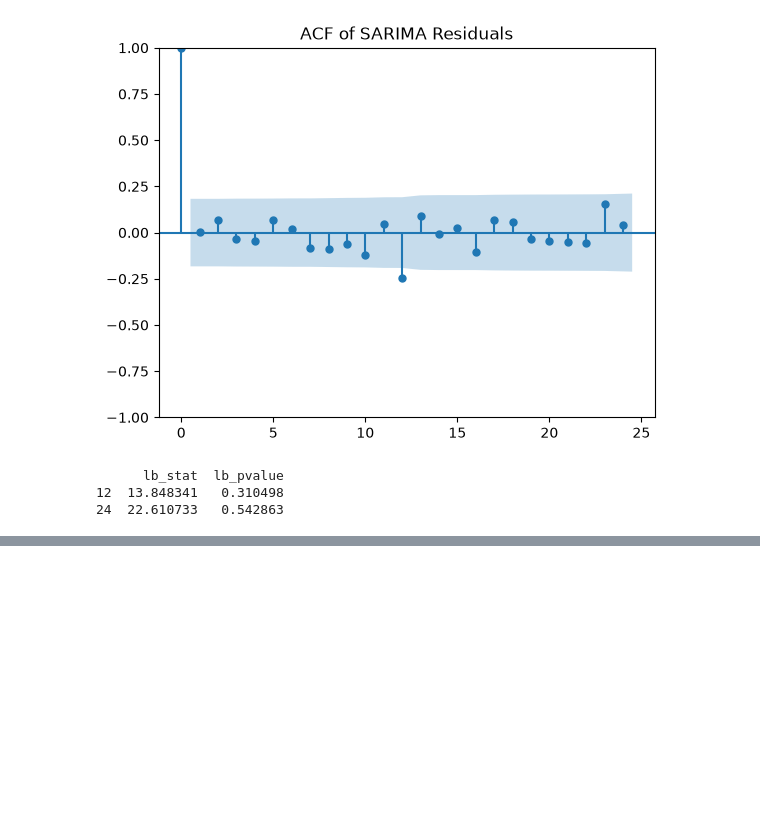
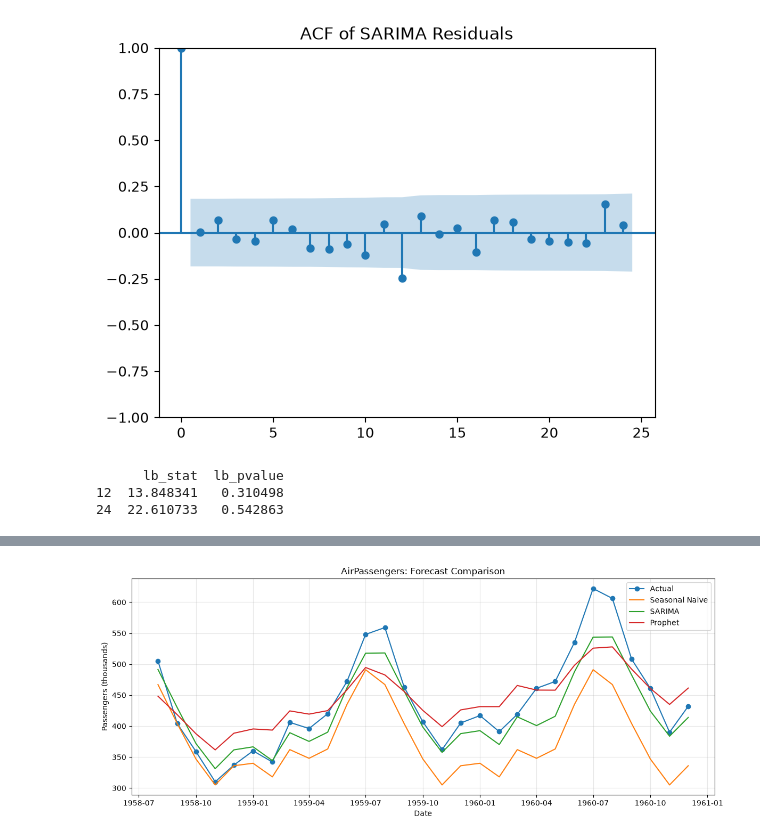
Before and after one commit to devlprkhan/dl_learning, a Jupyter notebook: notebook/Time-Series/times_series_revsion/rev_1.ipynb, the cells around one changed output, grey strips where cells are left out. Drawn from its saved outputs; the diff is of its cells as text; code cells hidden in the pictures; blank space fills up the shorter version.

```diff
--- a/notebook/Time-Series/times_series_revsion/rev_1.ipynb
+++ b/notebook/Time-Series/times_series_revsion/rev_1.ipynb
@@ -781,3 +781,21 @@ print(ljung_box)
       lb_stat  lb_pvalue
 12  13.848341   0.310498
 24  22.610733   0.542863
+# %%
+import pandas as pd
+import numpy as np
+from statsmodels.datasets import get_rdataset
+
+# Load AirPassengers
+df = get_rdataset("AirPassengers").data
+df["ds"] = pd.date_range("1949-01-01", periods=len(df), freq="MS")
+df = df.rename(columns={"value": "y"})[["ds", "y"]]
+
+# Chronological 80/20 split
+split_idx = int(len(df) * 0.8)
+train = df.iloc[:split_idx].copy()
+test = df.iloc[split_idx:].copy()
+
+print(f"Train: {train['ds'].min():%Y-%m} to {train['ds'].max():%Y-%m} ({len(train)} months)")
+print(f"Test:  {test['ds'].min():%Y-%m} to {test['ds'].max():%Y-%m} ({len(test)} months)")
+print("Season length:", 12)
@@ -783,0 +886,18 @@ print(ljung_box)
+# %%
+
+import matplotlib.pyplot as plt
+
+plt.figure(figsize=(12, 5))
+plt.plot(test["ds"], y_test, label="Actual", marker="o")
+for name, pred in predictions.items():
+    plt.plot(test["ds"], pred, label=name)
+
+plt.title("AirPassengers: Forecast Comparison")
+plt.xlabel("Date")
+plt.ylabel("Passengers (thousands)")
+plt.legend()
+plt.grid(True, alpha=0.3)
+plt.tight_layout()
+plt.show()
+# %% [output]
+[figure, added]
```
Also changed, not shown: parts of 11 cells of this notebook.
